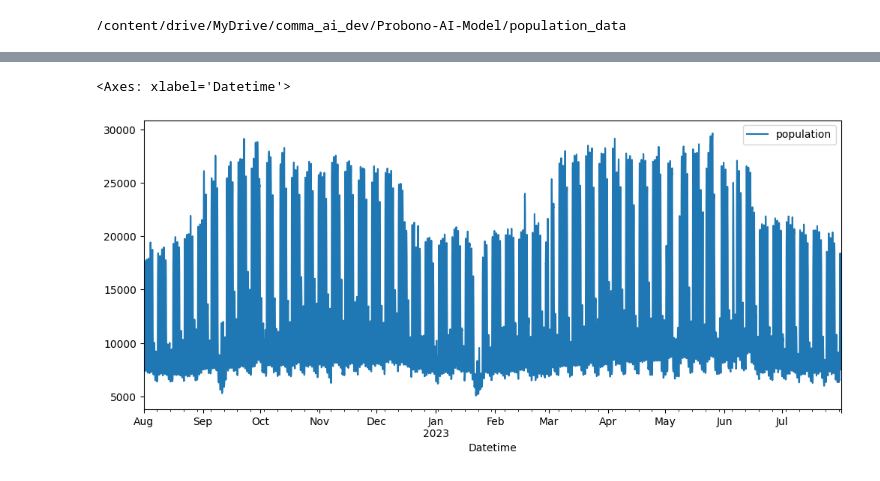
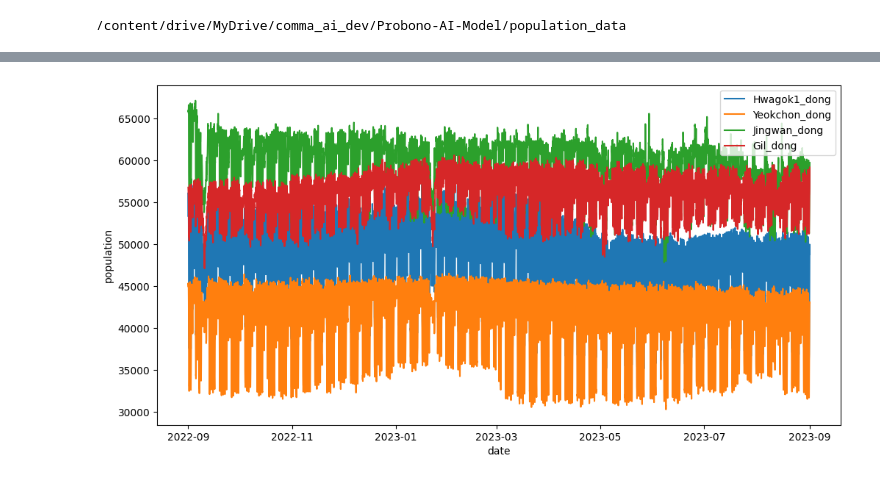
Before and after one commit to choijian/Care4All-AI-Model, a Jupyter notebook: data preprocessing.ipynb, the cells around one changed output, grey strips where cells are left out. Cells and saved outputs as stored; diff of their text form; code cells hidden in the pictures.

```diff
--- a/data preprocessing.ipynb
+++ b/data preprocessing.ipynb
@@ -93,5 +34,0 @@ memory usage: 136.9 KB
-# %%
-df.plot(figsize=(12,5))
-# %% [output]
-<Axes: xlabel='Datetime'>
-[figure, removed]
@@ -99,0 +35,47 @@ df.to_csv('pildong_data.csv', index=True)
+# %%
+#2023 1/4분기 65세이상고령자 많은 지역 4곳
+#출처: 서울 열린데이터 광장
+
+#강서구 화곡1동  11500540
+#은평구 역촌동   11380625
+#은평구 진관동   11380690
+#강동구 길동     11740685
+
+dong_codes = [11500540, 11380625, 11380690, 11740685]  #화곡 1동, 역촌동, 진관동, 길동
+dong_data = {}
+
+for code in dong_codes:
+    df_dong = df.loc[df['행정동코드'] == code].copy()
+
+    # 'Datetime' 열 생성 및 인덱스로 설정
+    df_dong['Datetime'] = pd.to_datetime(df_dong['기준일ID'].astype(str) + df_dong['시간대구분'].astype(str).str.zfill(2), format='%Y%m%d%H')
+    df_dong.set_index('Datetime', inplace=True)
+
+    df_dong.drop(['기준일ID', '시간대구분', '행정동코드'], axis=1, inplace=True)  #불필요한 열 삭제
+    df_dong.rename(columns={'총생활인구수': 'population'}, inplace=True)  #'총생활인구수' 열 이름 변경
+    df_dong.index.freq = 'H'  #인덱스 주기를 시간 단위('H')로 설정
+
+    dong_data[code] = df_dong  #딕셔너리에 데이터프레임 저장
+# %%
+import matplotlib.pyplot as plt
+from matplotlib import font_manager, rc
+
+plt.figure(figsize=(12, 6))
+
+# 동 코드와 레이블 매핑
+dong_codes = {
+    11500540: 'Hwagok1_dong',
+    11380625: 'Yeokchon_dong',
+    11380690: 'Jingwan_dong',
+    11740685: 'Gil_dong'
+}
+
+for code, label in dong_codes.items():
+    plt.plot(dong_data[code]['population'], label=label)
+
+plt.xlabel('date')
+plt.ylabel('population')
+plt.legend()  # 범례 표시
+plt.show()
+# %% [output]
+[figure, added]
```
Also changed, not shown: parts of 8 cells of this notebook, 11 other files.
